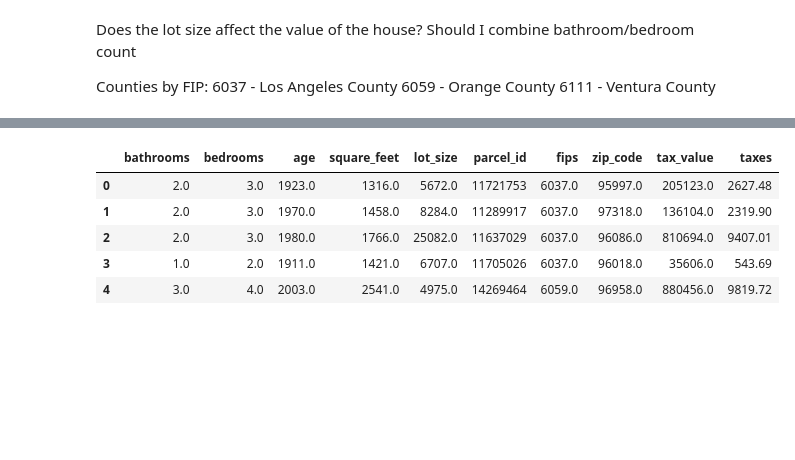
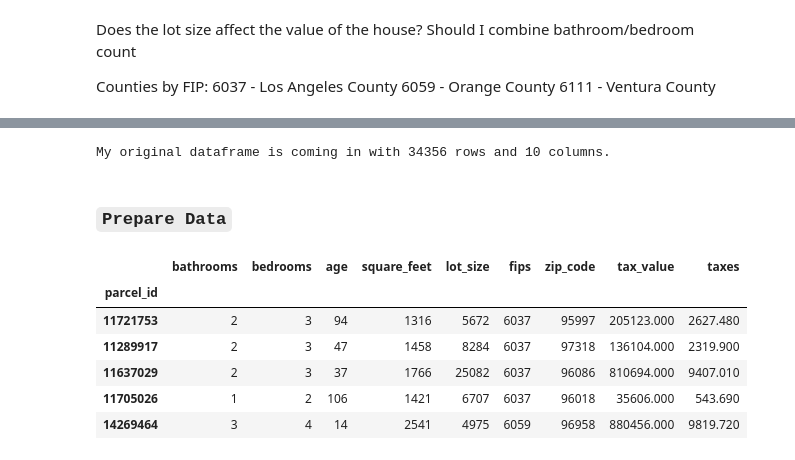
Before and after one commit to barbmarques/zillow-regression-project, a Jupyter notebook: Zillow.ipynb, the cells around one changed output, grey strips where cells are left out. Cells and saved outputs as stored; diff of their text form; code cells hidden in the pictures; blank space fills up the shorter version.

Commit message:
Updates/revisions to Zillow regression project

````diff
--- a/Zillow.ipynb
+++ b/Zillow.ipynb
@@ -19,0 +11,28 @@ warnings.filterwarnings("ignore")
+# %%
+import pandas as pd
+import numpy as np
+import matplotlib.pyplot as plt
+import seaborn as sns
+
+from math import sqrt
+from scipy import stats
+
+import sklearn.preprocessing
+from sklearn.linear_model import LinearRegression
+from sklearn.preprocessing import StandardScaler, LabelEncoder, QuantileTransformer
+from statsmodels.formula.api import ols
+from statsmodels.sandbox.regression.predstd import wls_prediction_std
+from sklearn.metrics import mean_squared_error,r2_score,explained_variance_score
+from sklearn.feature_selection import SelectKBest, f_regression, RFE
+
+# Import created modules
+import env
+import acquire
+import wrangle_zillow
+
+# Clear pink warning boxes
+import warnings
+warnings.filterwarnings("ignore")
+
+# Handle large numbers w/o using scientific notation
+pd.options.display.float_format = '{:.3f}'.format
@@ -20,5 +41,5 @@ warnings.filterwarnings("ignore")
 # %%
-df = acquire.acquire('zillow')
+df = wrangle_zillow.acquire('zillow')
 df.head()
 # %% [output]
 |  | bathroomcnt | bedroomcnt | yearbuilt | calculatedfinishedsquarefeet | lotsizesquarefeet | parcelid | fips | ... |
@@ -30,16 +51,17 @@ df.head()
-# %%
-# Some prep
-df = df.rename(columns={"bedroomcnt": "bedrooms", "bathroomcnt": "bathrooms",
-                        "calculatedfinishedsquarefeet":"square_feet", "taxamount": "taxes",
-                        "taxvaluedollarcnt": "tax_value", "parcelid":"parcel_id",
-                        "buildingqualitytypeid":"building_quality","regionidcounty":"county",
-                        "regionidzip":"zip_code","lotsizesquarefeet":"lot_size", "yearbuilt":"age"})
+# %%
+print(f'My original dataframe is coming in with {df.shape[0]} rows and {df.shape[ 1]} columns.')
+# %% [output]
+My original dataframe is coming in with 34356 rows and 10 columns.
+# %% [markdown]
+### ```Prepare Data```
 # %%
+df = wrangle_zillow.prep_zillow(df)
 df.head()
 # %% [output]
-|  | bathrooms | bedrooms | age | square_feet | lot_size | parcel_id | fips | zip_code | tax_value | taxes |
-| 0 | 2.0 | 3.0 | 1923.0 | 1316.0 | 5672.0 | 11721753 | 6037.0 | 95997.0 | 205123.0 | 2627.48 |
-| 1 | 2.0 | 3.0 | 1970.0 | 1458.0 | 8284.0 | 11289917 | 6037.0 | 97318.0 | 136104.0 | 2319.90 |
-| 2 | 2.0 | 3.0 | 1980.0 | 1766.0 | 25082.0 | 11637029 | 6037.0 | 96086.0 | 810694.0 | 9407.01 |
-| 3 | 1.0 | 2.0 | 1911.0 | 1421.0 | 6707.0 | 11705026 | 6037.0 | 96018.0 | 35606.0 | 543.69 |
-| 4 | 3.0 | 4.0 | 2003.0 | 2541.0 | 4975.0 | 14269464 | 6059.0 | 96958.0 | 880456.0 | 9819.72 |
+|  | bathrooms | bedrooms | age | square_feet | lot_size | fips | zip_code | tax_value | taxes |
+| parcel_id |  |  |  |  |  |  |  |  |  |
+| 11721753 | 2 | 3 | 94 | 1316 | 5672 | 6037 | 95997 | 205123.000 | 2627.480 |
+| 11289917 | 2 | 3 | 47 | 1458 | 8284 | 6037 | 97318 | 136104.000 | 2319.900 |
+| 11637029 | 2 | 3 | 37 | 1766 | 25082 | 6037 | 96086 | 810694.000 | 9407.010 |
+| 11705026 | 1 | 2 | 106 | 1421 | 6707 | 6037 | 96018 | 35606.000 | 543.690 |
+| 14269464 | 3 | 4 | 14 | 2541 | 4975 | 6059 | 96958 | 880456.000 | 9819.720 |
````
Also changed, not shown: parts of 52 cells of this notebook, 1 other file.
